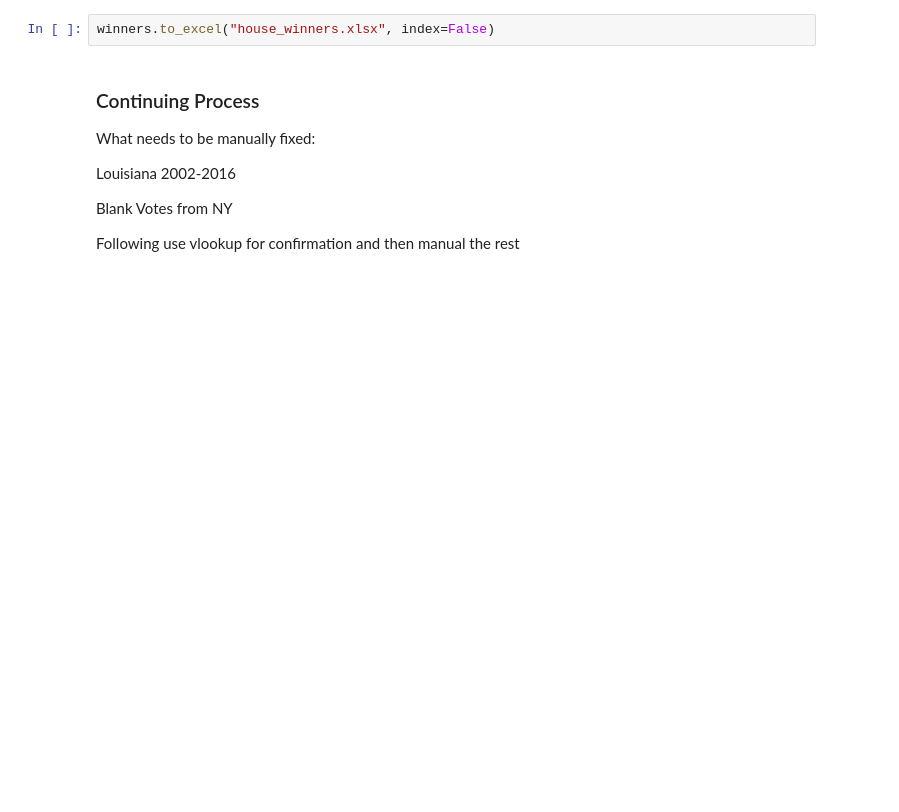
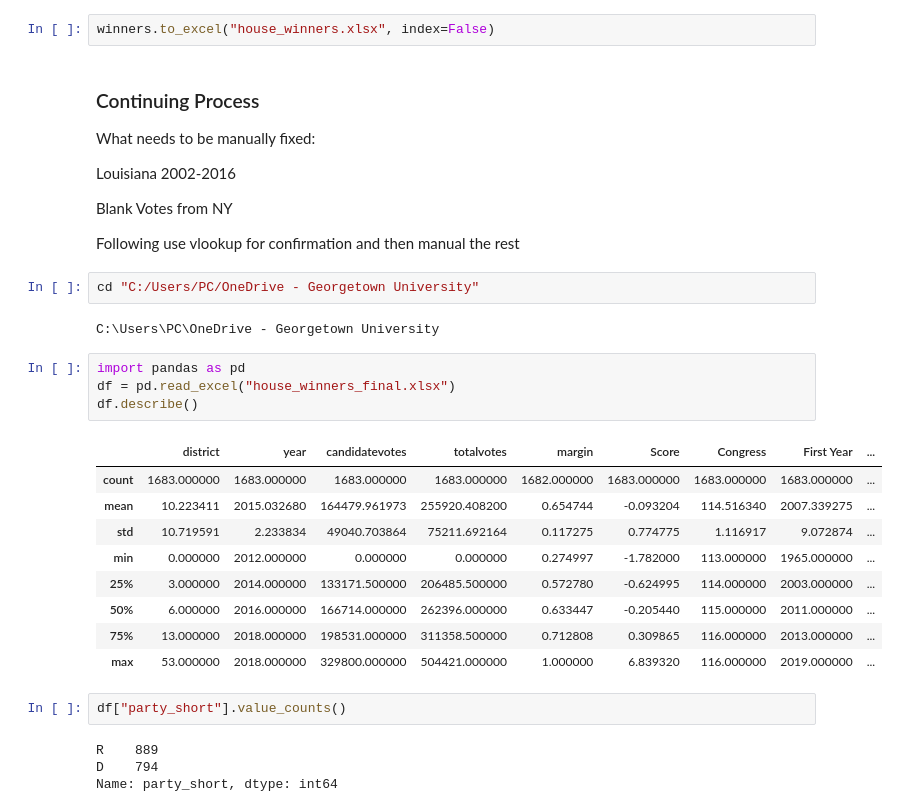
Before and after one commit to Jerodsun/Sun-IECO-401, a Jupyter notebook: MEDSL_parse.ipynb, the cells around one changed output. Drawn from its saved outputs; the diff is of its cells as text; blank space fills up the shorter version.

```diff
--- a/MEDSL_parse.ipynb
+++ b/MEDSL_parse.ipynb
@@ -311,3 +330,27 @@ Louisiana 2002-2016
 Blank Votes from NY
 
 Following use vlookup for confirmation and then manual the rest
+# %%
+cd "C:/Users/PC/OneDrive - Georgetown University"
+# %% [output]
+C:\Users\PC\OneDrive - Georgetown University
+# %%
+import pandas as pd
+df = pd.read_excel("house_winners_final.xlsx")
+df.describe()
+# %% [output]
+|  | district | year | candidatevotes | totalvotes | margin | Score | Congress | First Year | ... |
+| count | 1683.000000 | 1683.000000 | 1683.000000 | 1683.000000 | 1682.000000 | 1683.000000 | 1683.000000 | 1683.000000 | ... |
+| mean | 10.223411 | 2015.032680 | 164479.961973 | 255920.408200 | 0.654744 | -0.093204 | 114.516340 | 2007.339275 | ... |
+| std | 10.719591 | 2.233834 | 49040.703864 | 75211.692164 | 0.117275 | 0.774775 | 1.116917 | 9.072874 | ... |
+| min | 0.000000 | 2012.000000 | 0.000000 | 0.000000 | 0.274997 | -1.782000 | 113.000000 | 1965.000000 | ... |
+| 25% | 3.000000 | 2014.000000 | 133171.500000 | 206485.500000 | 0.572780 | -0.624995 | 114.000000 | 2003.000000 | ... |
+| 50% | 6.000000 | 2016.000000 | 166714.000000 | 262396.000000 | 0.633447 | -0.205440 | 115.000000 | 2011.000000 | ... |
+| 75% | 13.000000 | 2018.000000 | 198531.000000 | 311358.500000 | 0.712808 | 0.309865 | 116.000000 | 2013.000000 | ... |
+| max | 53.000000 | 2018.000000 | 329800.000000 | 504421.000000 | 1.000000 | 6.839320 | 116.000000 | 2019.000000 | ... |
+# %%
+df["party_short"].value_counts()
+# %% [output]
+R    889
+D    794
+Name: party_short, dtype: int64
```
Also changed, not shown: parts of 21 cells of this notebook, 7 other files.
